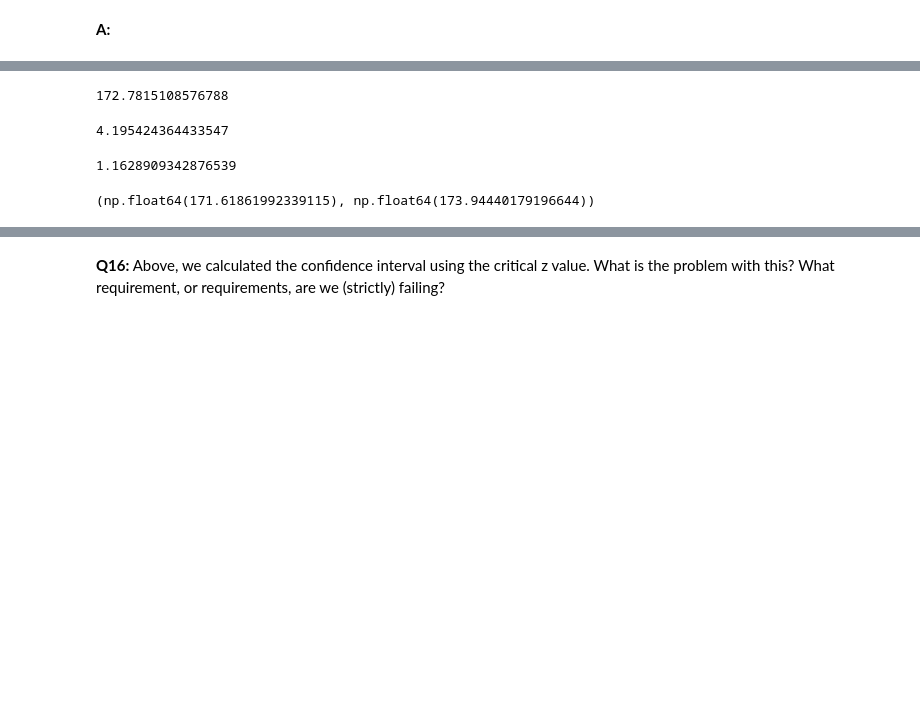
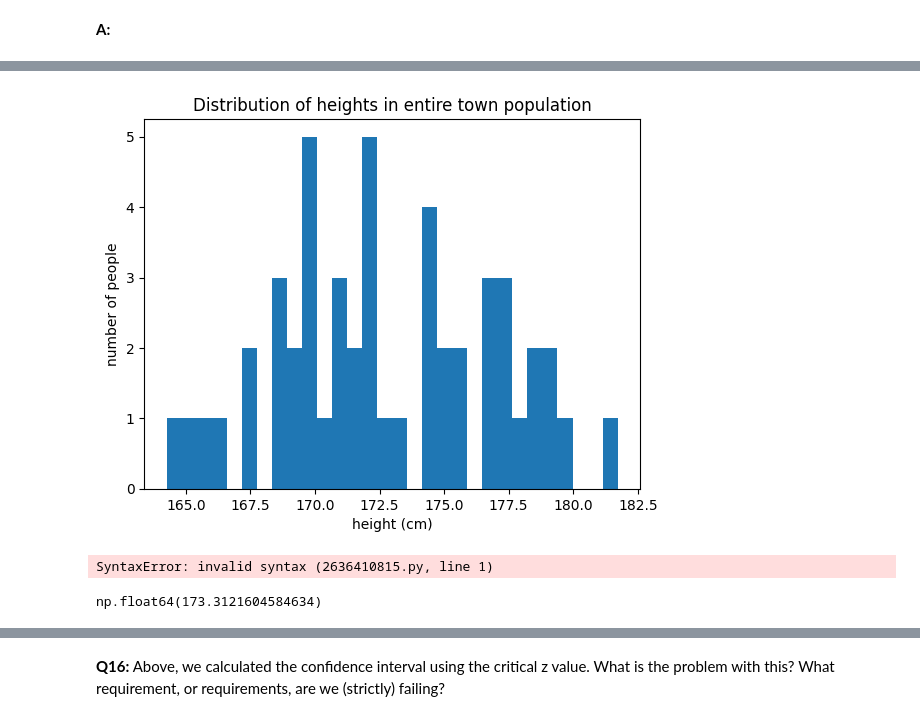
Before and after one commit to manuelramirezchimarro/DataScienceGuidedCapstone_Manuel-Ramirez, a Jupyter notebook: Notebooks/Frequentist Inference Case Study - Part A (3).ipynb, the cells around one changed output, grey strips where cells are left out. Cells and saved outputs as stored; diff of their text form; code cells hidden in the pictures; blank space fills up the shorter version.

```diff
--- a/Notebooks/Frequentist Inference Case Study - Part A (3).ipynb
+++ b/Notebooks/Frequentist Inference Case Study - Part A (3).ipynb
@@ -342,4 +353,7 @@ __A:__
 # %%
 seed(47)
 # take your sample now
-sample_50_height = townsfolk_sampler(50)
+daily_sample3= townsfolk_sampler(50)
+print(daily_sample3)
+print(np.mean(daily_sample3))
+print(np.std(daily_sample3))
@@ -346,23 +373,20 @@ sample_50_height = townsfolk_sampler(50)
-# %%
-sample_mean_height = np.mean(sample_50_height)
-print(sample_mean_height)
-# %% [output]
-172.7815108576788
-# %%
-sample_std_height = np.std(sample_50_height, ddof=1)
-print(sample_std_height)
-# %% [output]
-4.195424364433547
-# %%
-
-z_critical = norm.ppf(0.975)
-sample_margin_of_error = z_critical * (sample_std_height/np.sqrt(50))
-print(sample_margin_of_error )
-# %% [output]
-1.1628909342876539
-# %%
-sample_confidence_interval = (sample_mean_height - sample_margin_of_error,
-                             sample_mean_height + sample_margin_of_error)
-print(sample_confidence_interval)
-# %% [output]
-(np.float64(171.61861992339115), np.float64(173.94440179196644))
+# %%
+ _ = plt.hist(daily_sample3, bins=30)
+_ = plt.xlabel('height (cm)')
+_ = plt.ylabel('number of people')
+_ = plt.title('Distribution of heights in entire town population')
+# %% [output]
+[figure, added]
+# %%
+
+1.96
+# %% [output]
+SyntaxError: invalid syntax (2636410815.py, line 1)
+# %%
+def bootstrap_replicate_1d(data, func):
+    """Generate bootstrap replicate of 1D data."""
+    bs_sample = np.random.choice(data, len(data))
+    return func(bs_sample)
+bootstrap_replicate_1d(daily_sample3, np.mean)
+# %% [output]
+np.float64(173.3121604584634)
```
Also changed, not shown: parts of 49 cells of this notebook.
